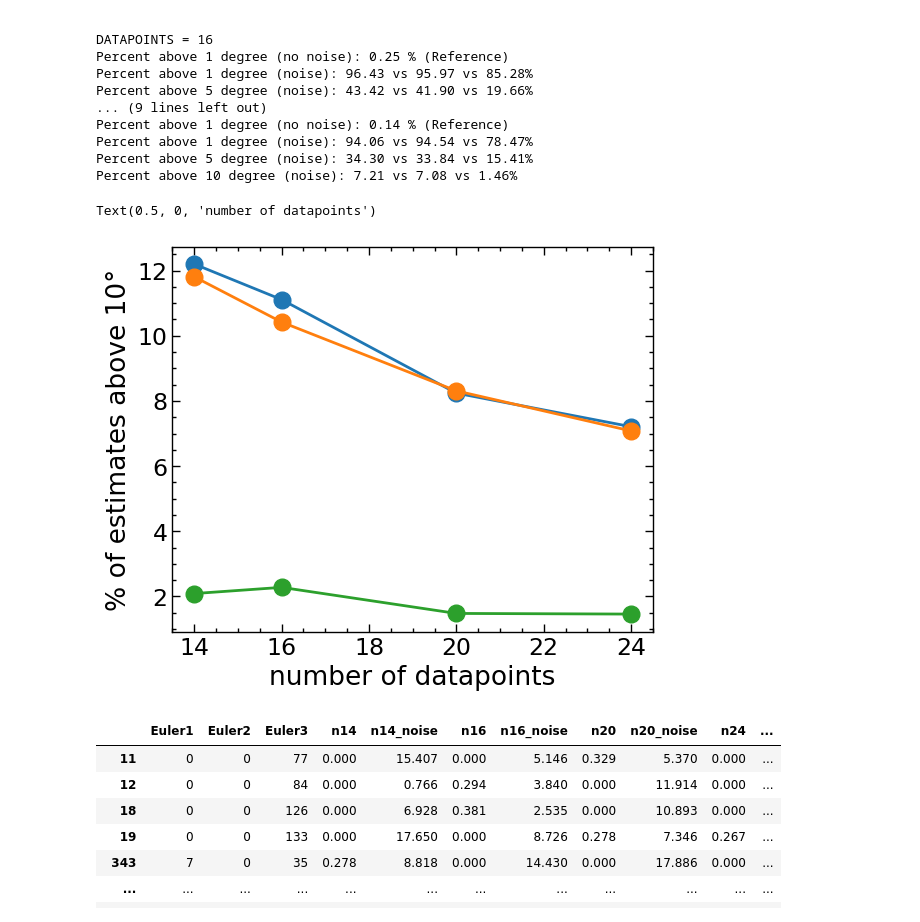
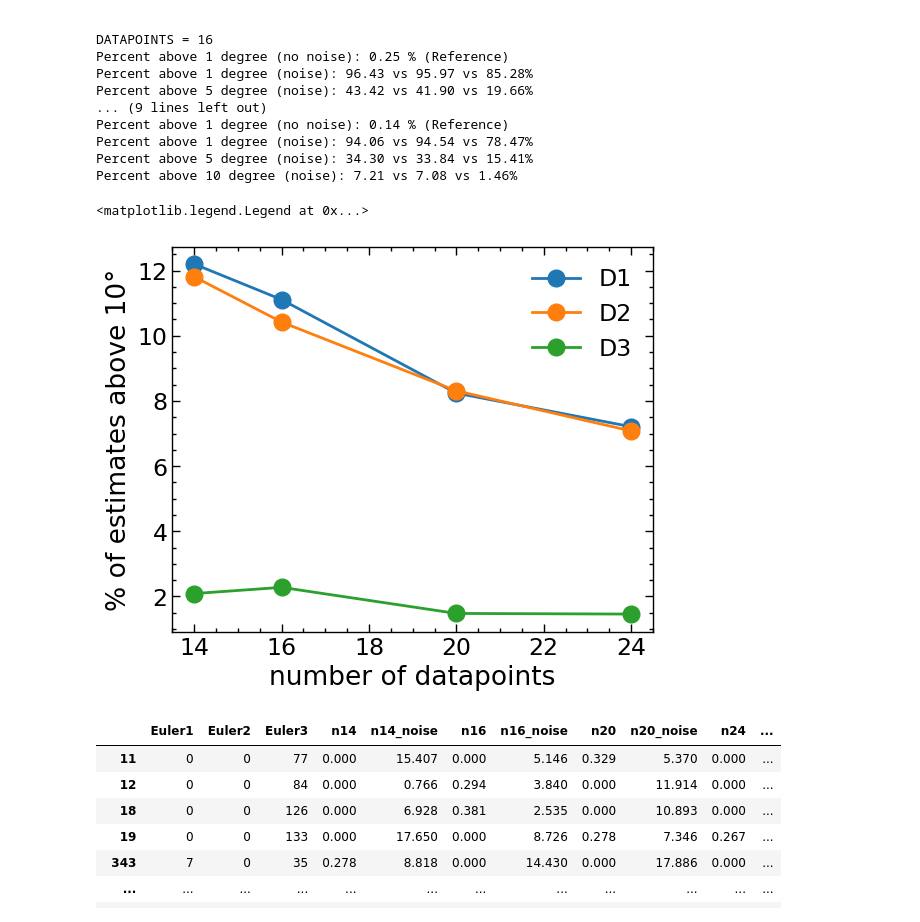
Before and after one commit to bertopadron/FTIR-EBSD, a Jupyter notebook: docs/08c_stats_test.ipynb, the cells around one changed output. Saved outputs shown, nothing was run; the diff lists cells and outputs as text; code cells hidden in the pictures.

```diff
--- a/docs/08c_stats_test.ipynb
+++ b/docs/08c_stats_test.ipynb
@@ -409,14 +411,15 @@ Percent above 10 degree (noise): 7.21 vs 7.08 vs 1.46%
 # %%
 fig9, ax = plt.subplots()
 
 ax.plot([14, 16, 20, 24], [12.20, 11.11, 8.24, 7.21], 'o-', label='D1')
 ax.plot([14, 16, 20, 24], [11.81, 10.42, 8.31, 7.08], 'o-', label='D2')
 ax.plot([14, 16, 20, 24], [2.09, 2.28, 1.48, 1.46], 'o-', label='D3')
 ax.set_ylabel('% of estimates above 10°')
 ax.set_xlabel('number of datapoints')
+ax.legend(loc='best')
 # %% [output]
-Text(0.5, 0, 'number of datapoints')
+<matplotlib.legend.Legend at 0x...>
-[figure, old version]
+[figure, new version]
 # %%
 dataset[dataset3['n24_noise'] > 10]
 # %% [output]
```
Also changed, not shown: parts of 3 cells of this notebook.
